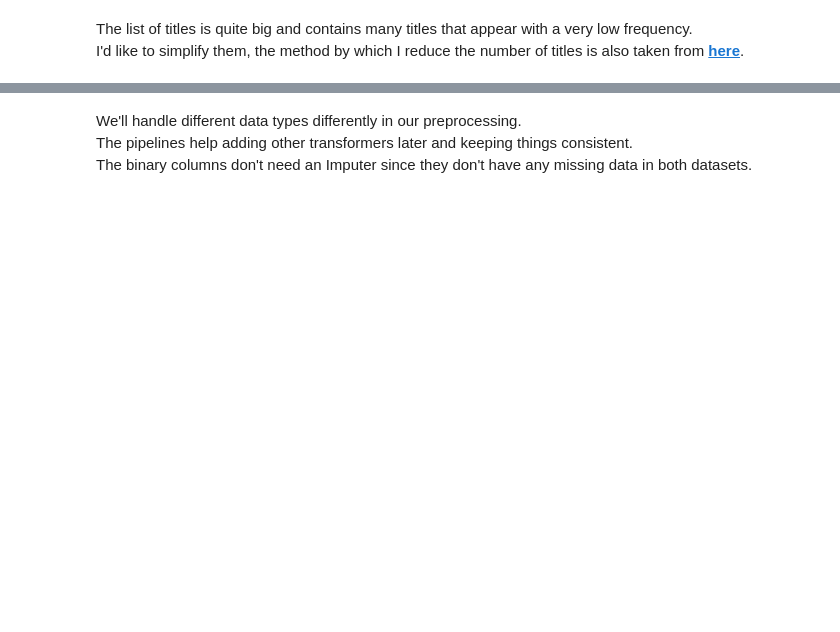
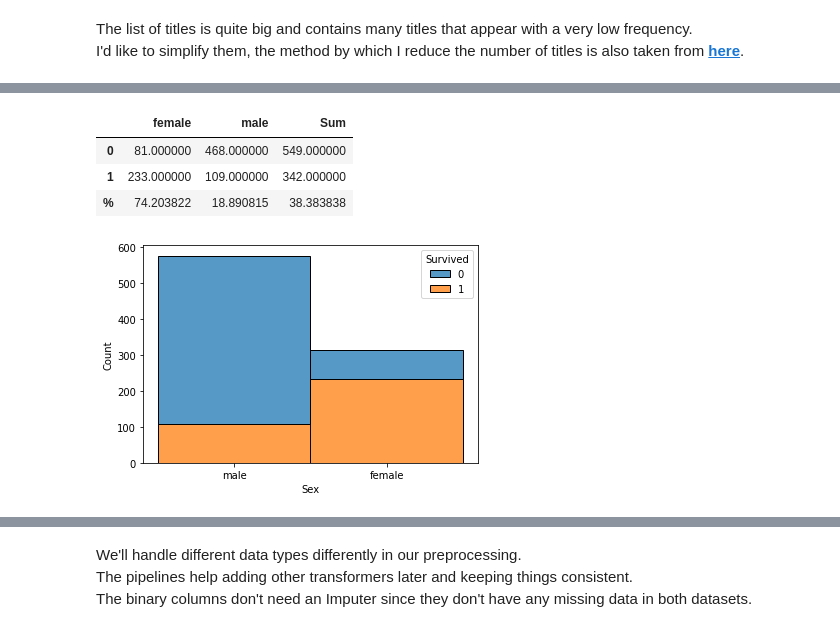
Before and after one commit to Alon-Shaaltiel/Titanic_ML, a Jupyter notebook: DataVisualizationAndPreprocessing.ipynb, the cells around one changed output, grey strips where cells are left out. Saved outputs shown, nothing was run; the diff lists cells and outputs as text; code cells hidden in the pictures; blank space fills up the shorter version.

```diff
--- a/DataVisualizationAndPreprocessing.ipynb
+++ b/DataVisualizationAndPreprocessing.ipynb
@@ -161,0 +190,9 @@ df
+# %%
+sns.histplot(data=df, x='Sex', hue='Survived', multiple='stack')
+PercentPivot(df, 'Survived', 'Sex')
+# %% [output]
+|  | female | male | Sum |
+| 0 | 81.000000 | 468.000000 | 549.000000 |
+| 1 | 233.000000 | 109.000000 | 342.000000 |
+| % | 74.203822 | 18.890815 | 38.383838 |
+[figure, added]
```
Also changed, not shown: parts of 21 cells of this notebook.
